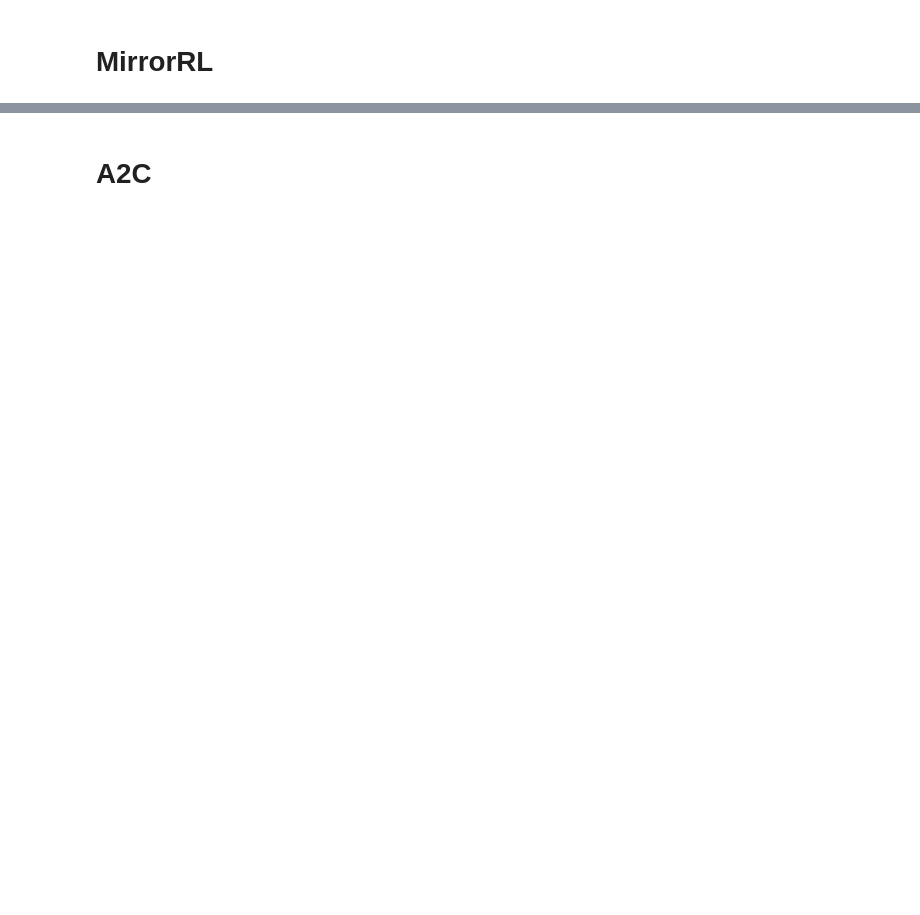
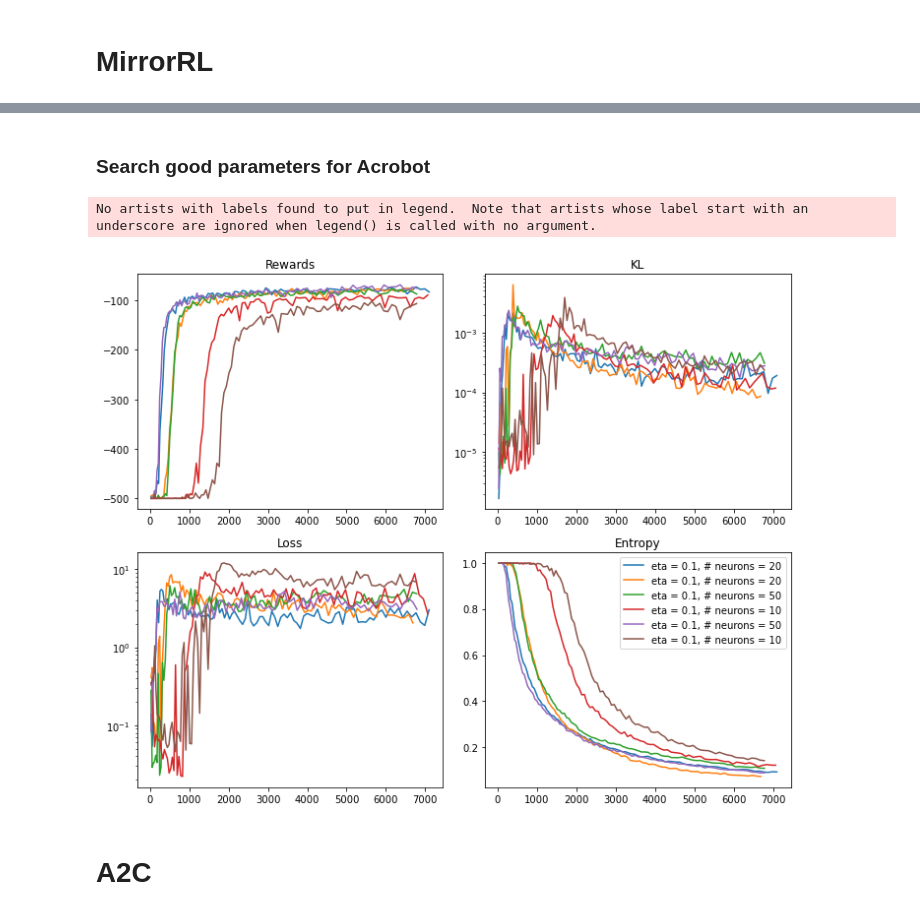
Before and after one commit to riccardodv/MirrorRL, a Jupyter notebook: analyse.ipynb, the cells around one changed output, grey strips where cells are left out. Drawn from its saved outputs; the diff is of its cells as text; code cells hidden in the pictures; blank space fills up the shorter version.

```diff
--- a/analyse.ipynb
+++ b/analyse.ipynb
@@ -110,0 +113,9 @@ plot_all_av_std(path,None)
+# %% [markdown]
+### Search good parameters for Acrobot
+# %%
+path = "./ray_results/run_2022-05-21_12-25-09/"
+plot_all(path,figsize=(10,8), single_pmts=["eta", 0.1])
+plt.savefig(path.replace("/","_"))
+# %% [output]
+No artists with labels found to put in legend.  Note that artists whose label start with an underscore are ignored when legend() is called with no argument.
+[figure, added]
```
Also changed, not shown: parts of 21 cells of this notebook, 1 other file.
